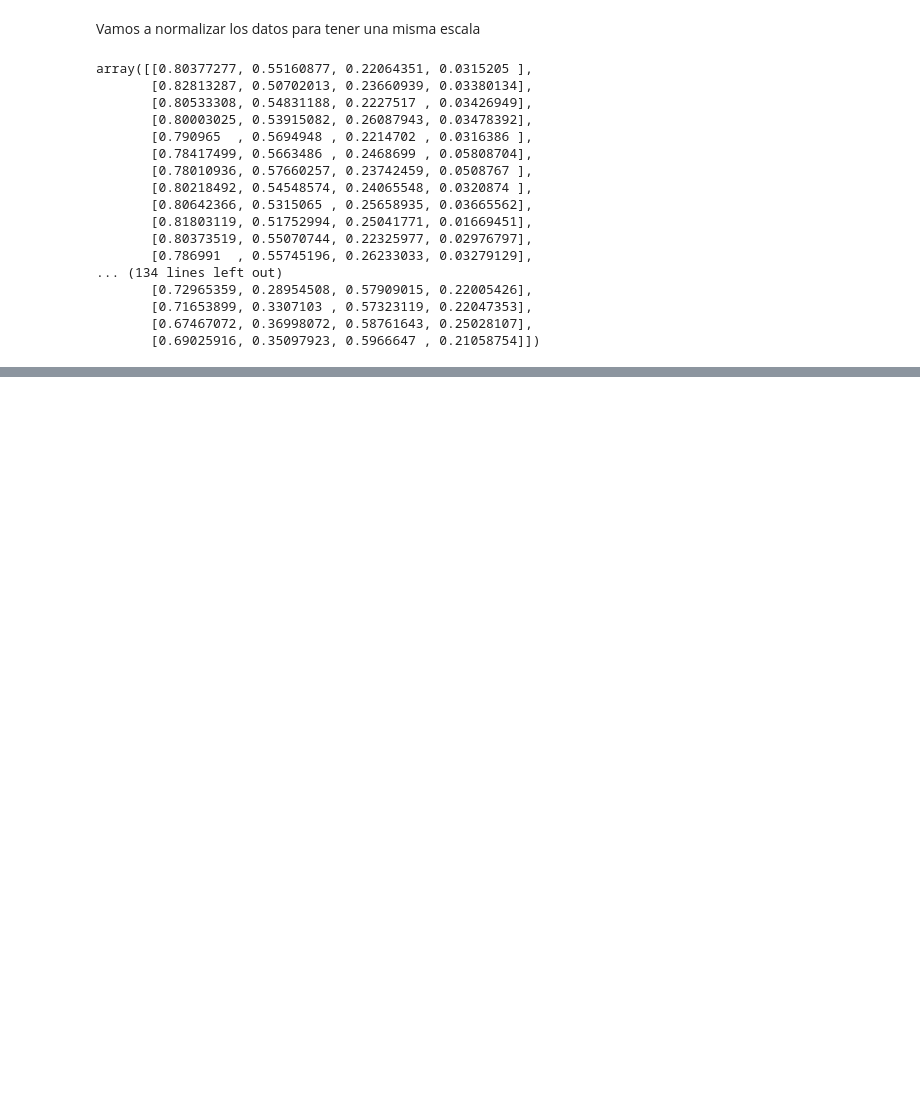
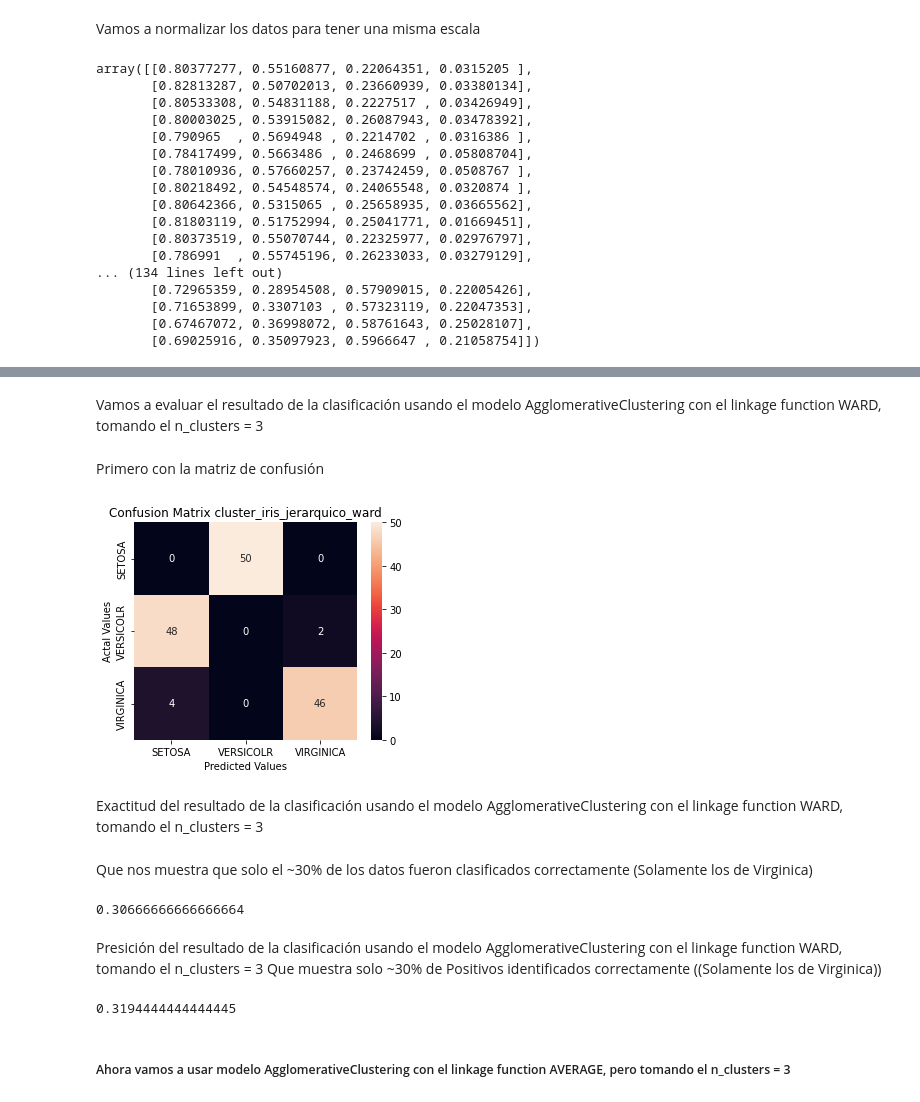
Before and after one commit to Sergio-Ibarra-1795/Diplomado_UNAM_DC_Full_gitHub, a Jupyter notebook: Modulo7_Aprendizaje_NO_supervisado/Modulo7_Practica1.ipynb, the cells around one changed output, grey strips where cells are left out. Saved outputs shown, nothing was run; the diff lists cells and outputs as text; code cells hidden in the pictures; blank space fills up the shorter version.

```diff
--- a/Modulo7_Aprendizaje_NO_supervisado/Modulo7_Practica1.ipynb
+++ b/Modulo7_Aprendizaje_NO_supervisado/Modulo7_Practica1.ipynb
@@ -142,0 +172,6 @@ array([[0.80377277, 0.55160877, 0.22064351, 0.0315205 ],
+# %%
+from sklearn.cluster import AgglomerativeClustering
+
+cluster_iris_jerarquico_ward = AgglomerativeClustering(n_clusters=3, affinity='euclidean', linkage='ward')
+cluster_iris_jerarquico_ward_result = cluster_iris_jerarquico_ward.fit_predict(frame_iris_jerarquico_scaled)
+cluster_iris_jerarquico_ward_result
@@ -142,0 +186,43 @@ array([[0.80377277, 0.55160877, 0.22064351, 0.0315205 ],
+# %% [markdown]
+Vamos a evaluar el resultado de la clasificación usando el modelo AgglomerativeClustering con el linkage function WARD, tomando el n_clusters = 3
+# %% [markdown]
+Primero con la matriz de confusión
+# %%
+from sklearn.metrics import confusion_matrix
+
+confusion_matrix_cluster_iris_jerarquico_ward = confusion_matrix(y_iris,cluster_iris_jerarquico_ward_result)
+# %%
+# Creating a dataframe for a array-formatted Confusion matrix,so it will be easy for plotting.
+cm_cluster_iris_jerarquico_ward = pd.DataFrame(confusion_matrix_cluster_iris_jerarquico_ward,
+                     index = ['SETOSA','VERSICOLR','VIRGINICA'],
+                     columns = ['SETOSA','VERSICOLR','VIRGINICA'])
+# %%
+#Plotting the confusion matrix
+plt.figure(figsize=(5,4))
+sns.heatmap(cm_cluster_iris_jerarquico_ward, annot=True)
+plt.title('Confusion Matrix cluster_iris_jerarquico_ward')
+plt.ylabel('Actal Values')
+plt.xlabel('Predicted Values')
+plt.show()
+# %% [output]
+[figure, added]
+# %% [markdown]
+Exactitud del resultado de la clasificación usando el modelo AgglomerativeClustering con el linkage function WARD, tomando el n_clusters = 3
+# %% [markdown]
+Que nos muestra que solo el ~30% de los datos fueron clasificados correctamente (Solamente los de Virginica)
+# %%
+from sklearn.metrics import accuracy_score
+accuracy_score(y_iris,cluster_iris_jerarquico_ward_result)
+# %% [output]
+0.30666666666666664
+# %% [markdown]
+Presición del resultado de la clasificación usando el modelo AgglomerativeClustering con el linkage function WARD, tomando el n_clusters = 3
+Que muestra solo ~30% de Positivos identificados correctamente ((Solamente los de Virginica))
+# %%
+from sklearn.metrics import precision_score
+
+precision_score(y_iris, cluster_iris_jerarquico_ward_result, average='macro')
+# %% [output]
+0.3194444444444445
+# %% [markdown]
+##### Ahora vamos a usar modelo AgglomerativeClustering con el linkage function AVERAGE, pero tomando el n_clusters = 3
```
Also changed, not shown: parts of 15 cells of this notebook, 1 other file.
